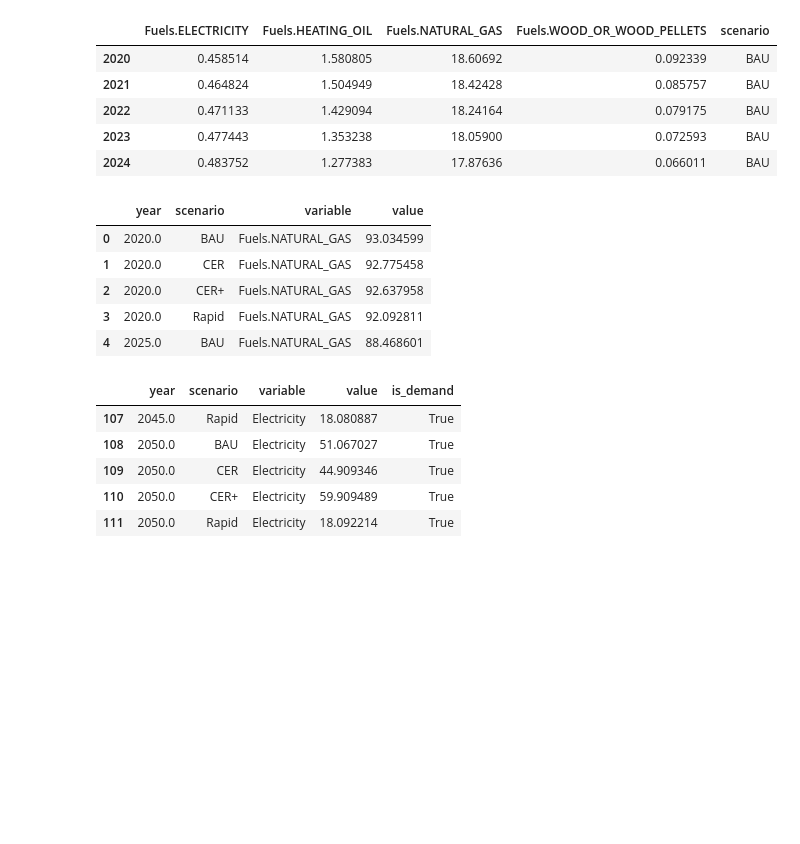
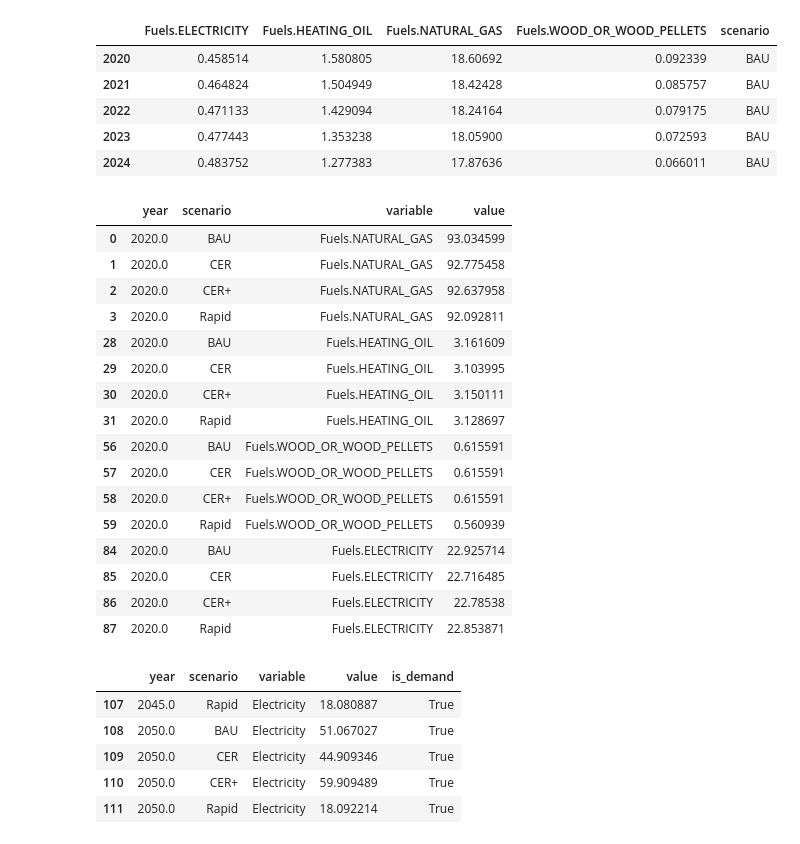
Before and after one commit to david-huck/canadopt, a Jupyter notebook: sandbox.ipynb, the cells around one changed output. Saved outputs shown, nothing was run; the diff lists cells and outputs as text; code cells hidden in the pictures; blank space fills up the shorter version.

```diff
--- a/sandbox.ipynb
+++ b/sandbox.ipynb
@@ -172,6 +257,7 @@ subsidy_dfs = []
 emission_dfs = []
 lcoh_dfs = []
 spendings_dfs = []
+retrofit_costs = []
 
 for scenario in result_df.Scenario.unique():
     # print(scenario,":", result_df.query(f"iteration==1 and Scenario=='{scenario}'"))
@@ -206,13 +292,15 @@ for scenario in result_df.Scenario.unique():
     total_spendings["scenario"] = scenario
     spendings_dfs.append(total_spendings)
 
+    retrofit_costs.append(get_scenario_retrofit_cost(abm_res))
+
 scenario_tech_shares = pd.concat(tech_share_dfs)
 scenario_fuel_demands = pd.concat(fuel_demands)
 scenario_emissions = pd.concat(emission_dfs)
 scenario_subsidies = pd.concat(subsidy_dfs)
 scenario_lcohs = pd.concat(lcoh_dfs)
 scenario_spendings = pd.concat(spendings_dfs)
-
+scenario_retrofit_costs = pd.concat(retrofit_costs)
 
 scenario_emissions.head()
 # %% [output]
@@ -225,14 +322,26 @@ scenario_emissions.head()
 # %%
 scenario_fuel_demands_long = scenario_fuel_demands.groupby(["year","scenario"]).sum().melt(ignore_index=False).reset_index()
 scenario_fuel_demands_long["value"] /= 1e9 # kWh -> TWh
-scenario_fuel_demands_long.head()
+# scenario_fuel_demands_long.query("year>2049")
+scenario_fuel_demands_long.query("year<2021")
 # %% [output]
 |  | year | scenario | variable | value |
 | 0 | 2020.0 | BAU | Fuels.NATURAL_GAS | 93.034599 |
 | 1 | 2020.0 | CER | Fuels.NATURAL_GAS | 92.775458 |
 | 2 | 2020.0 | CER+ | Fuels.NATURAL_GAS | 92.637958 |
 | 3 | 2020.0 | Rapid | Fuels.NATURAL_GAS | 92.092811 |
-| 4 | 2025.0 | BAU | Fuels.NATURAL_GAS | 88.468601 |
+| 28 | 2020.0 | BAU | Fuels.HEATING_OIL | 3.161609 |
+| 29 | 2020.0 | CER | Fuels.HEATING_OIL | 3.103995 |
+| 30 | 2020.0 | CER+ | Fuels.HEATING_OIL | 3.150111 |
+| 31 | 2020.0 | Rapid | Fuels.HEATING_OIL | 3.128697 |
+| 56 | 2020.0 | BAU | Fuels.WOOD_OR_WOOD_PELLETS | 0.615591 |
+| 57 | 2020.0 | CER | Fuels.WOOD_OR_WOOD_PELLETS | 0.615591 |
+| 58 | 2020.0 | CER+ | Fuels.WOOD_OR_WOOD_PELLETS | 0.615591 |
+| 59 | 2020.0 | Rapid | Fuels.WOOD_OR_WOOD_PELLETS | 0.560939 |
+| 84 | 2020.0 | BAU | Fuels.ELECTRICITY | 22.925714 |
+| 85 | 2020.0 | CER | Fuels.ELECTRICITY | 22.716485 |
+| 86 | 2020.0 | CER+ | Fuels.ELECTRICITY | 22.78538 |
+| 87 | 2020.0 | Rapid | Fuels.ELECTRICITY | 22.853871 |
 # %%
 from abetam.config import TECHNOLOGY_COLORS, FUEL_COLORS
 from abetam.components.technologies import Fuels
```
Also changed, not shown: parts of 8 cells of this notebook, 1 other file.
